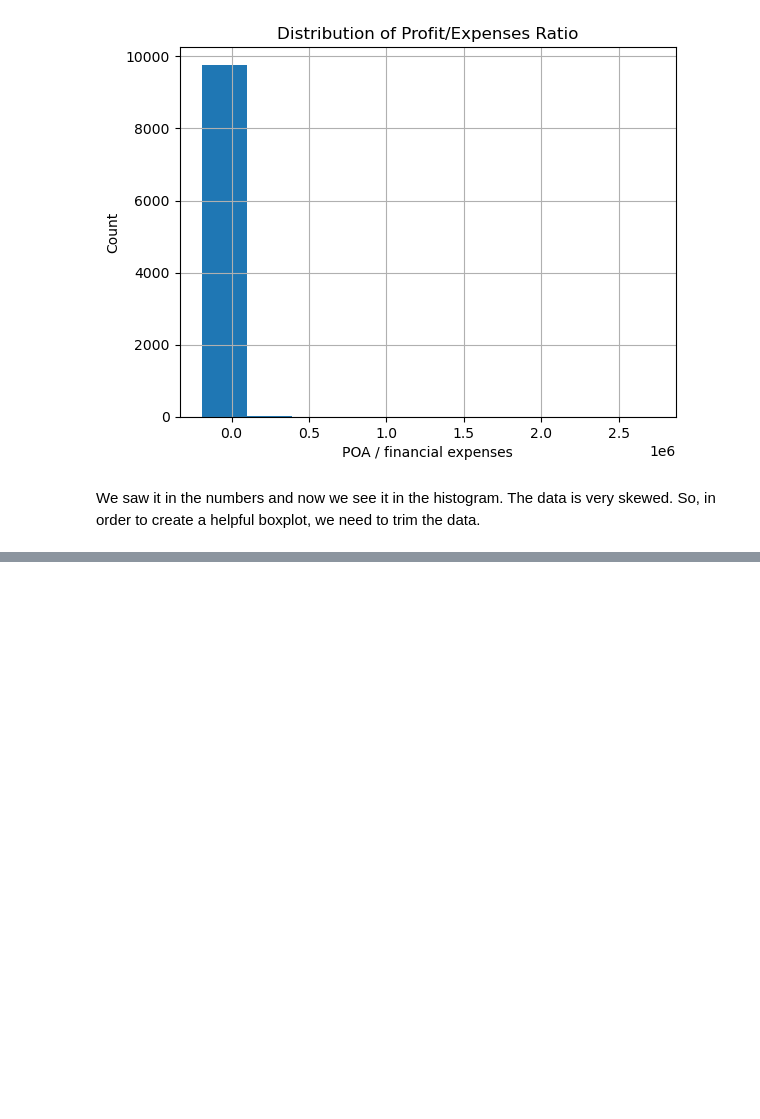
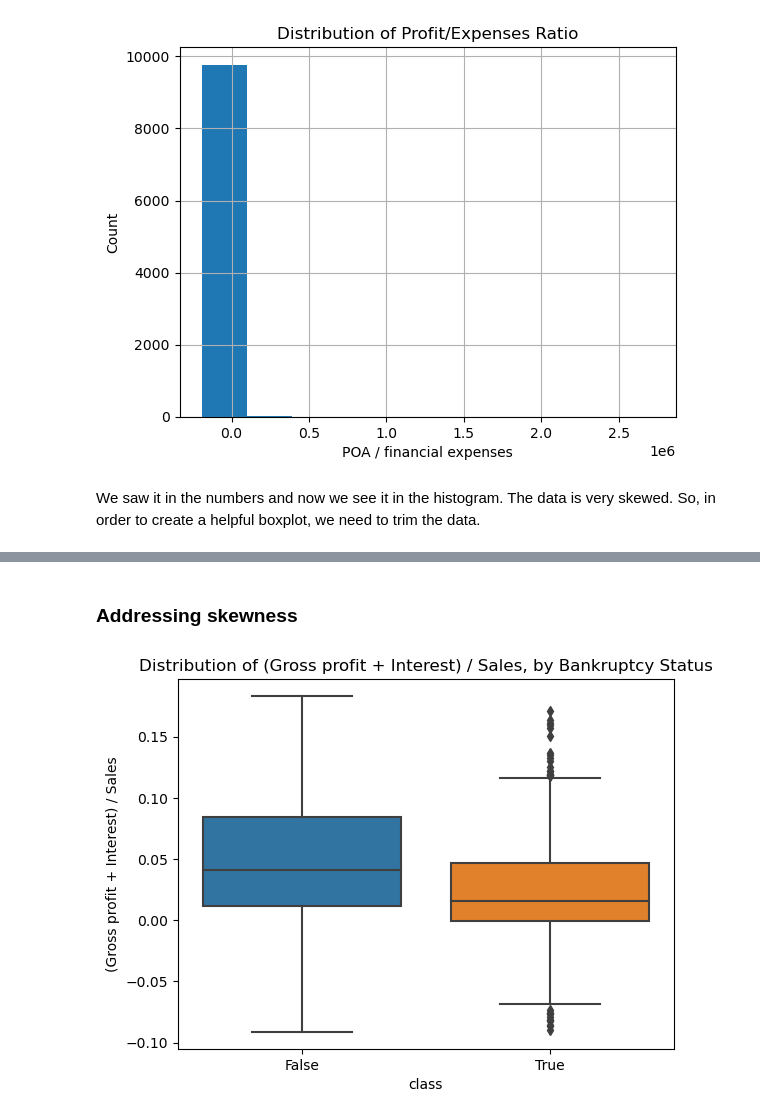
Before and after one commit to Johnnysnipes90/bankruptcy-prediction, a Jupyter notebook: notebook.ipynb, the cells around one changed output, grey strips where cells are left out. Saved outputs shown, nothing was run; the diff lists cells and outputs as text; code cells hidden in the pictures; blank space fills up the shorter version.

```diff
--- a/notebook.ipynb
+++ b/notebook.ipynb
@@ -142,0 +195,12 @@ We saw it in the numbers and now we see it in the histogram. The data is very sk
+# %% [markdown]
+### Addressing skewness
+# %%
+q1, q9 = df['Attr31'].quantile([0.1, 0.9])
+mask = df['Attr31'].between(q1, q9)
+
+sns.boxplot(x = 'bankrupt', y = 'Attr31', data = df[mask])
+plt.xlabel("class")
+plt.ylabel("(Gross profit + Interest) / Sales")
+plt.title("Distribution of (Gross profit + Interest) / Sales, by Bankruptcy Status");
+# %% [output]
+[figure, added]
```
Also changed, not shown: parts of 20 cells of this notebook.
